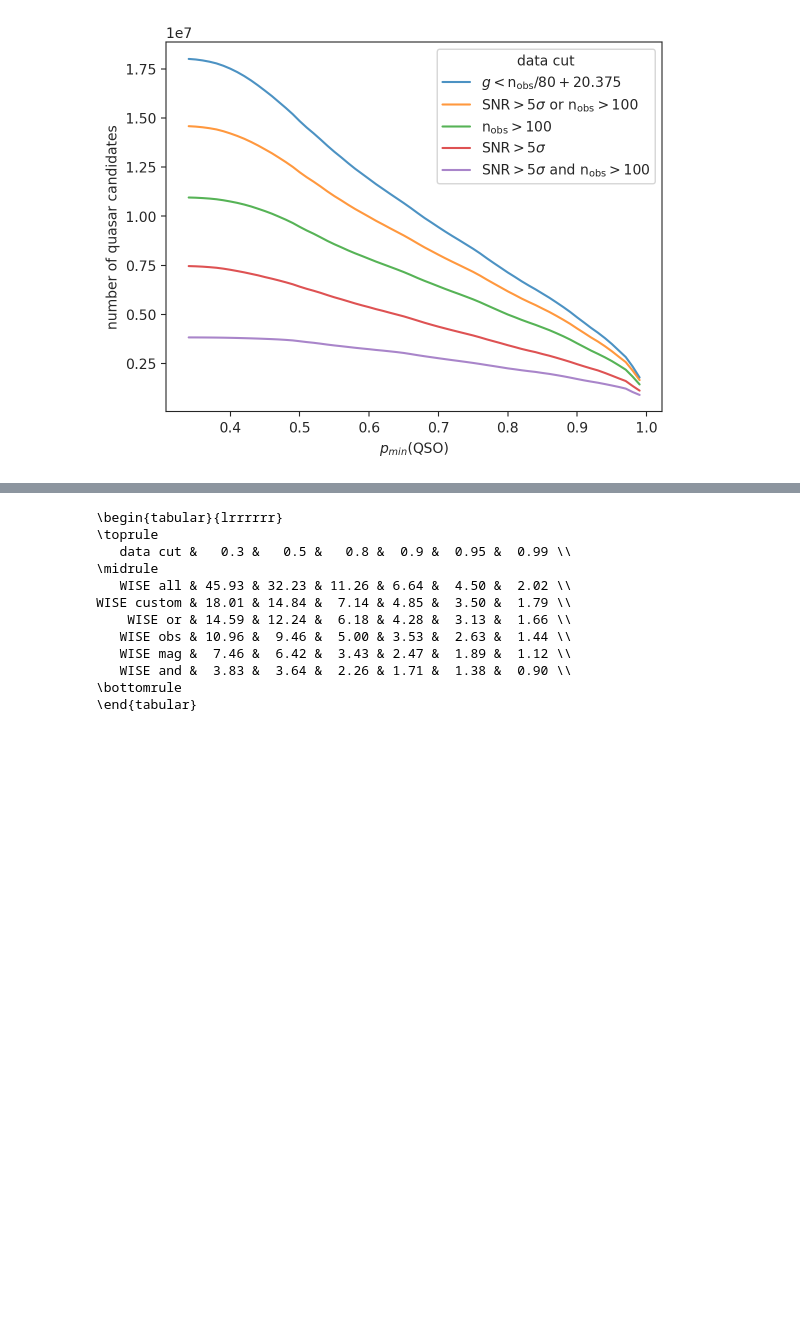
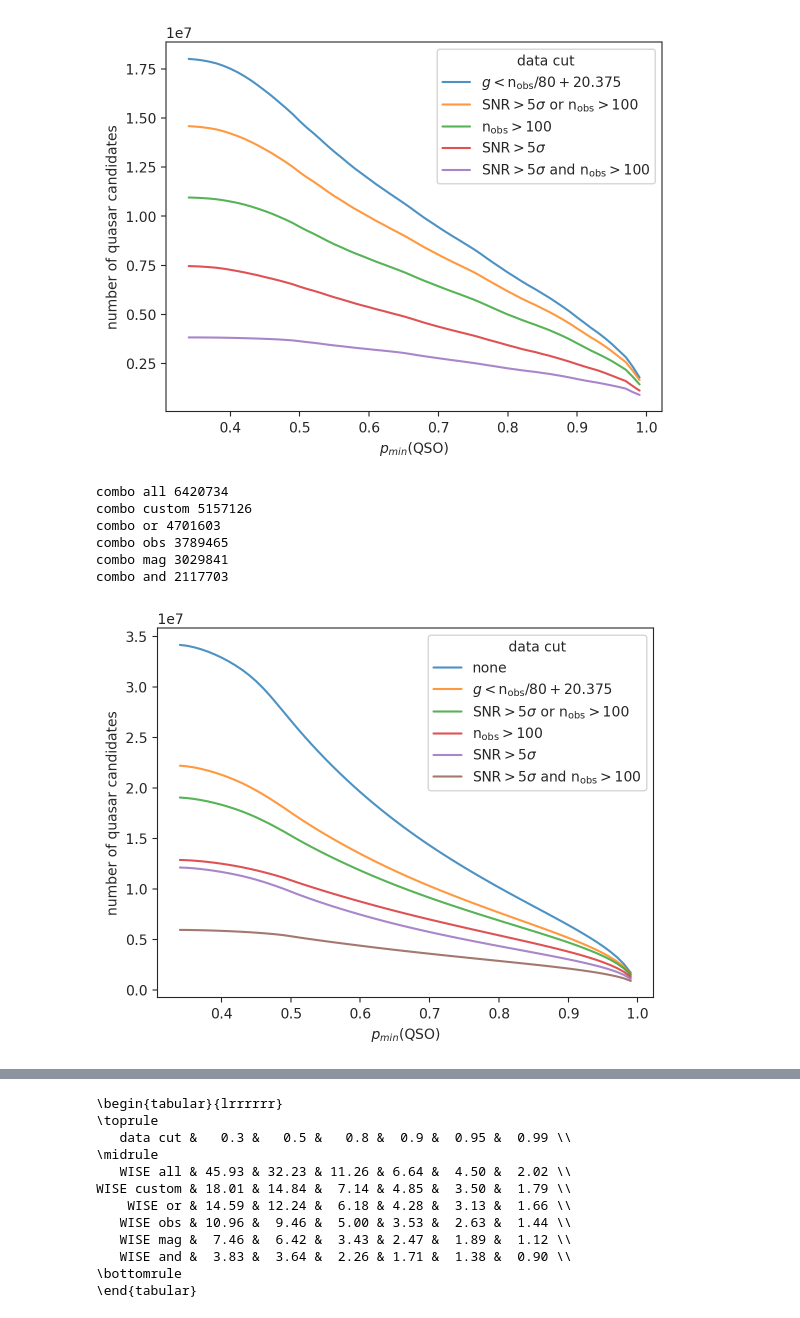
Before and after one commit to snakoneczny/ztf-agn, a Jupyter notebook: notebooks/catalog_DR20.ipynb, the cells around one changed output, grey strips where cells are left out. Drawn from its saved outputs; the diff is of its cells as text; code cells hidden in the pictures; blank space fills up the shorter version.

```diff
--- a/notebooks/catalog_DR20.ipynb
+++ b/notebooks/catalog_DR20.ipynb
@@ -547,0 +757,4 @@ qso = qso.reset_index(drop=True)
+# %%
+qso = qso.join(preds_xgb[idx_qso])
+preds_xgb = 0
+gc.collect()
@@ -547,0 +763,4 @@ qso = qso.reset_index(drop=True)
+# %%
+qso = qso.join(preds_wise[idx_qso])
+preds_wise = 0
+gc.collect()
@@ -568,6 +846,7 @@ qso['is_duplicate'].sum()
 # Get QSO subsets
 qso_ztf = qso_dedup.loc[qso_dedup['CLASS'] == 1]
 qso_wise = qso_dedup.loc[qso_dedup['y_pred'] == 1]
+qso_combo = qso_dedup.loc[qso_dedup['CLASS_combo'] == 1]
 # %%
 qso_ztf.shape
 # %% [output]
@@ -602,4 +885,15 @@ for p_min in tqdm(p_min_arr):
     n_qso['WISE and'].append(tmp.loc[tmp['is_mag'] & tmp['is_n_obs']].shape[0])
     n_qso['WISE custom'].append(tmp.loc[tmp['is_custom']].shape[0])
     gc.collect()
+# %%
+# Calculate combo counts
+for p_min in tqdm(p_min_arr):
+    tmp = qso_combo.loc[qso_combo['y_pred_combo'] > p_min]
+    n_qso['combo all'].append(tmp.shape[0])
+    n_qso['combo or'].append(tmp.loc[tmp['is_mag'] | tmp['is_n_obs']].shape[0])
+    n_qso['combo mag'].append(tmp.loc[tmp['is_mag']].shape[0])
+    n_qso['combo obs'].append(tmp.loc[tmp['is_n_obs']].shape[0])
+    n_qso['combo and'].append(tmp.loc[tmp['is_mag'] & tmp['is_n_obs']].shape[0])
+    n_qso['combo custom'].append(tmp.loc[tmp['is_custom']].shape[0])
+    gc.collect()
 # %%
@@ -685,3 +979,31 @@ WISE obs 3529222
 WISE mag 2468580
 WISE and 1713792
 [figure]
+# %%
+# Combo counts
+idx = np.where(p_min_arr > 1/3)[0][0]
+
+labels = {
+    'combo all': 'none',
+    'combo custom': '$g < \mathrm{n_{obs}} / 80 + 20.375$',
+    'combo or': '$\mathrm{SNR} > 5\sigma \mathrm{\ or\ } \mathrm{n_{obs}} > 100$',
+    'combo obs': '$\mathrm{n_{obs}} > 100$',
+    'combo mag': '$\mathrm{SNR} > 5\sigma$',
+    'combo and': '$\mathrm{SNR} > 5\sigma \mathrm{\ and\ } \mathrm{n_{obs}} > 100$',
+}
+for key in labels:
+    print(key, n_qso[key][90])
+    plt.plot(p_min_arr[idx:], n_qso[key][idx:], label=labels[key], alpha=0.8)
+
+plt.legend(title='data cut')
+plt.xlabel('$p_{min}(\mathrm{QSO})$')
+plt.ylabel('number of quasar candidates')
+plt.show()
+# %% [output]
+combo all 6420734
+combo custom 5157126
+combo or 4701603
+combo obs 3789465
+combo mag 3029841
+combo and 2117703
+[figure, added]
```
Also changed, not shown: parts of 151 cells of this notebook, 1 other file.
